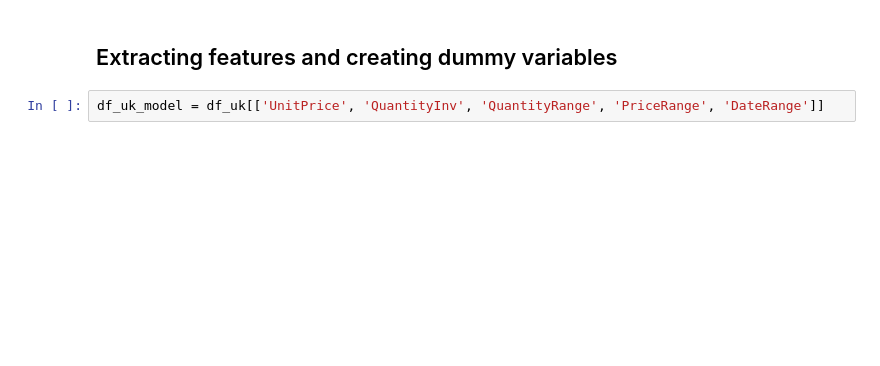
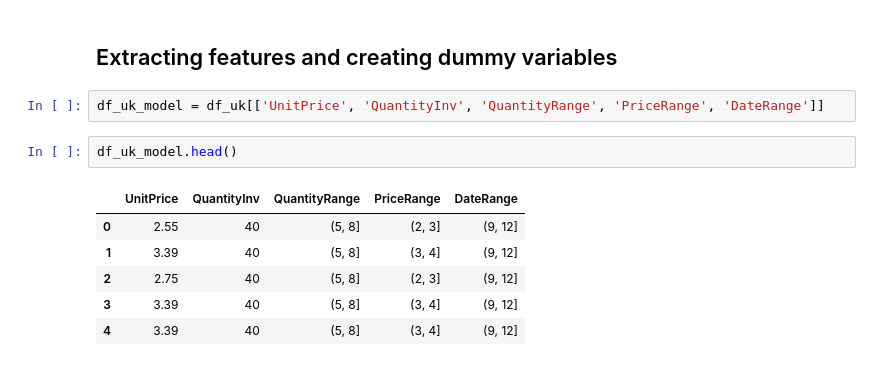
Before and after one commit to AmirMotefaker/Predicting-Sales-Ecommerce, a Jupyter notebook: predicting-sales-ecommerce.ipynb, the cells around one changed output. Drawn from its saved outputs; the diff is of its cells as text; blank space fills up the shorter version.

```diff
--- a/predicting-sales-ecommerce.ipynb
+++ b/predicting-sales-ecommerce.ipynb
@@ -734,3 +734,12 @@ df_uk.head()
 ## Extracting features and creating dummy variables
 # %%
 df_uk_model = df_uk[['UnitPrice', 'QuantityInv', 'QuantityRange', 'PriceRange', 'DateRange']]
+# %%
+df_uk_model.head()
+# %% [output]
+|  | UnitPrice | QuantityInv | QuantityRange | PriceRange | DateRange |
+| 0 | 2.55 | 40 | (5, 8] | (2, 3] | (9, 12] |
+| 1 | 3.39 | 40 | (5, 8] | (3, 4] | (9, 12] |
+| 2 | 2.75 | 40 | (5, 8] | (2, 3] | (9, 12] |
+| 3 | 3.39 | 40 | (5, 8] | (3, 4] | (9, 12] |
+| 4 | 3.39 | 40 | (5, 8] | (3, 4] | (9, 12] |
```
Also changed, not shown: parts of 1 cell of this notebook.
